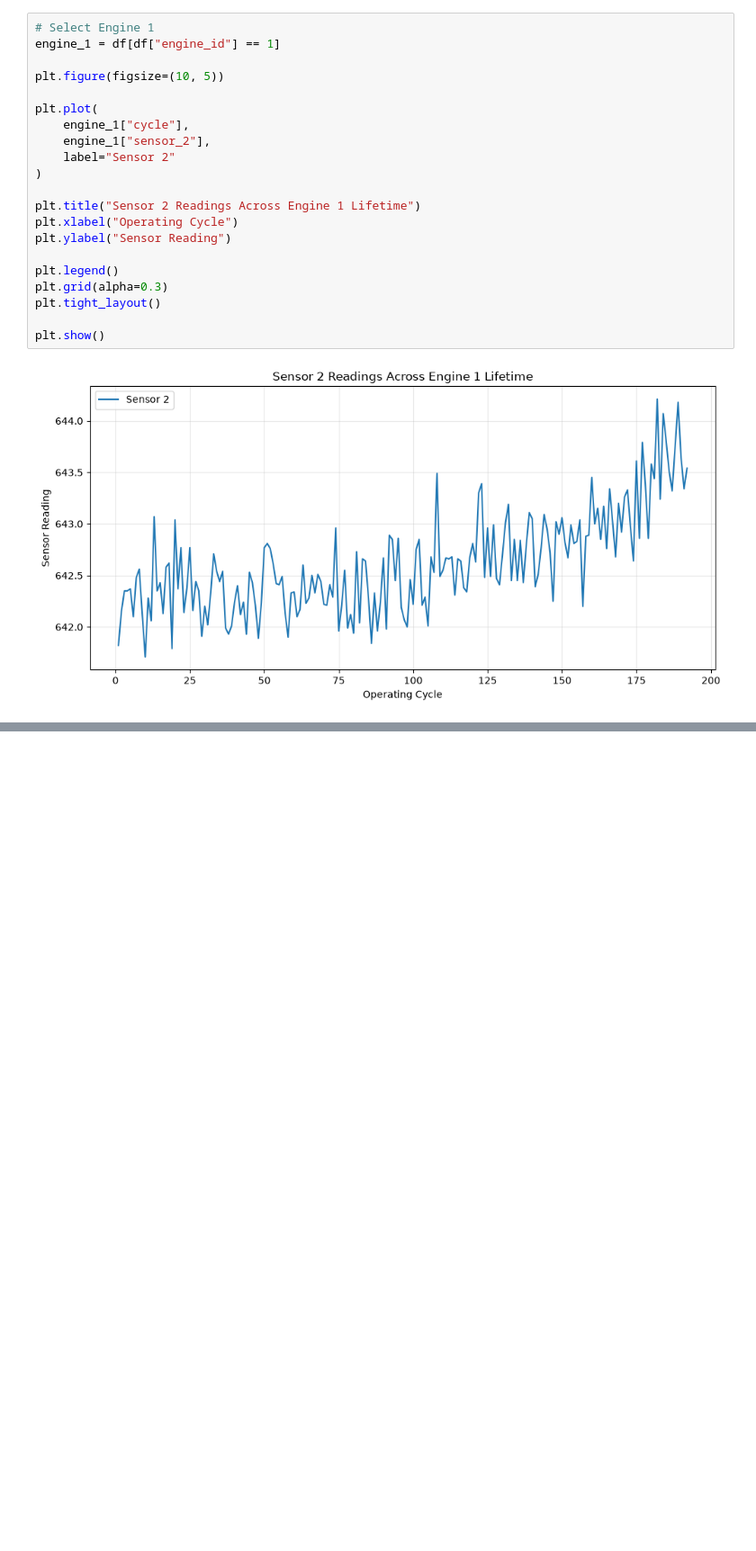
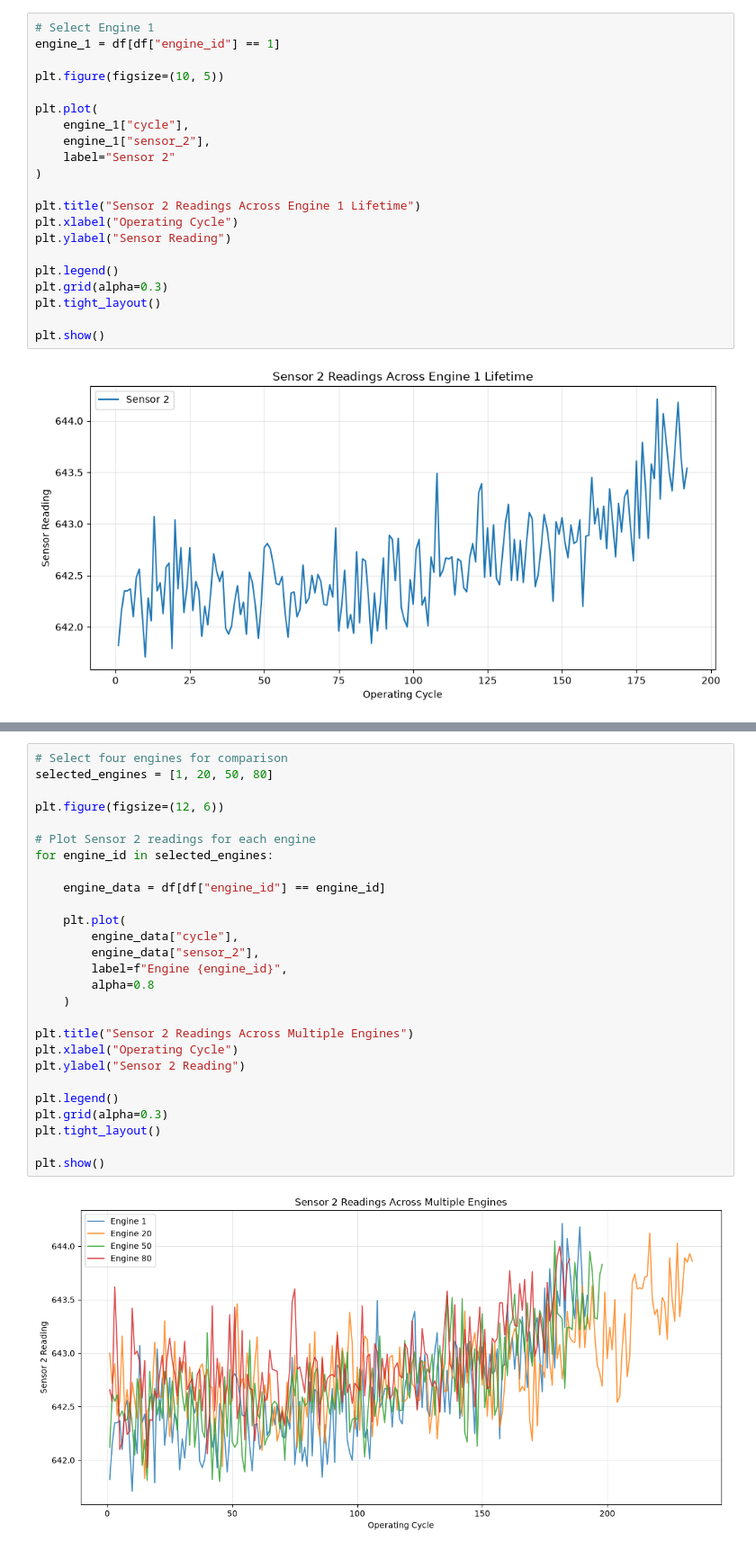
Before and after one commit to CodeByHer0407/engine-rul-prediction, a Jupyter notebook: notebooks/01_exploratory_data_analysis.ipynb, the cells around one changed output, grey strips where cells are left out. Shown at 90% size. Drawn from its saved outputs; the diff is of its cells as text; blank space fills up the shorter version.

```diff
--- a/notebooks/01_exploratory_data_analysis.ipynb
+++ b/notebooks/01_exploratory_data_analysis.ipynb
@@ -91,0 +169,29 @@ plt.show()
+# %%
+# Select four engines for comparison
+selected_engines = [1, 20, 50, 80]
+
+plt.figure(figsize=(12, 6))
+
+# Plot Sensor 2 readings for each engine
+for engine_id in selected_engines:
+
+    engine_data = df[df["engine_id"] == engine_id]
+
+    plt.plot(
+        engine_data["cycle"],
+        engine_data["sensor_2"],
+        label=f"Engine {engine_id}",
+        alpha=0.8
+    )
+
+plt.title("Sensor 2 Readings Across Multiple Engines")
+plt.xlabel("Operating Cycle")
+plt.ylabel("Sensor 2 Reading")
+
+plt.legend()
+plt.grid(alpha=0.3)
+plt.tight_layout()
+
+plt.show()
+# %% [output]
+[figure, added]
```
Also changed, not shown: parts of 56 cells of this notebook, 7 other files.
